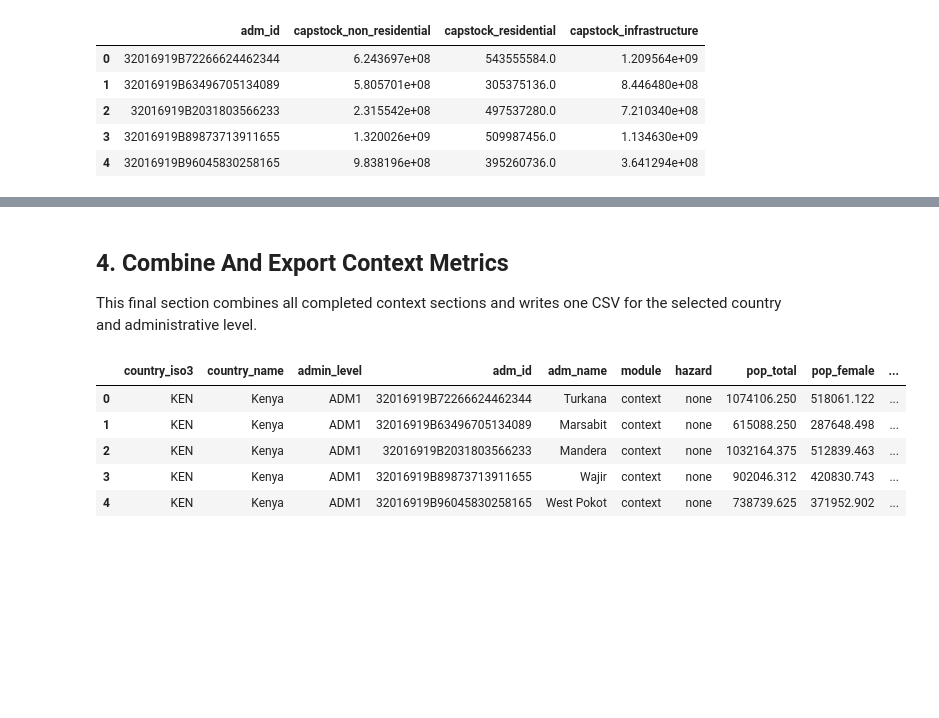
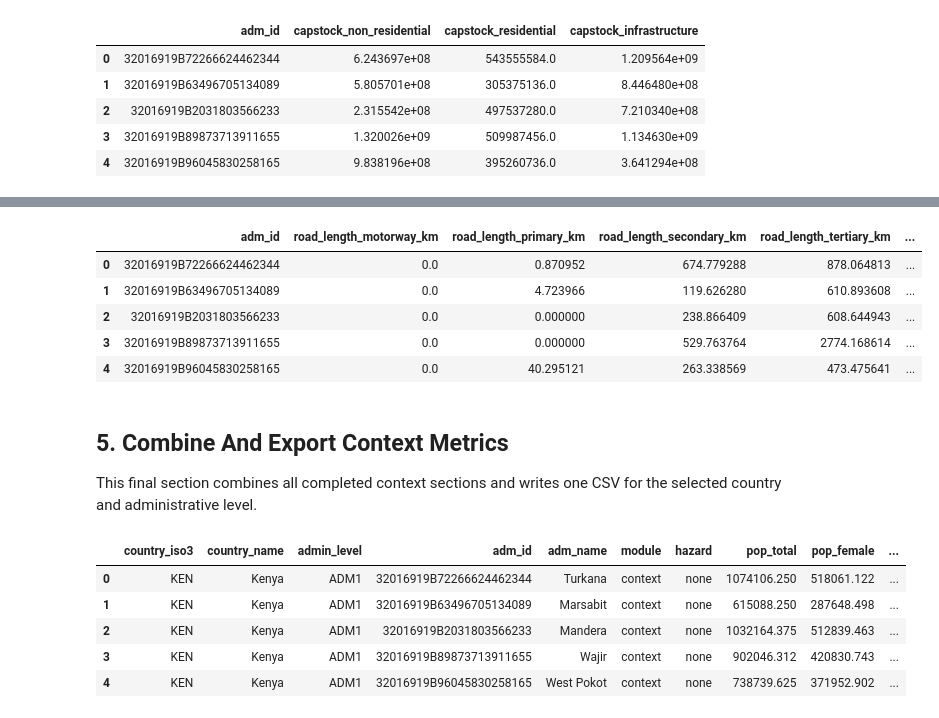
Before and after one commit to nismod/national_tool_metrics, a Jupyter notebook: notebooks/01_context_metrics.ipynb, the cells around one changed output, grey strips where cells are left out. Saved outputs shown, nothing was run; the diff lists cells and outputs as text; code cells hidden in the pictures; blank space fills up the shorter version.

```diff
--- a/notebooks/01_context_metrics.ipynb
+++ b/notebooks/01_context_metrics.ipynb
@@ -509,3 +595,21 @@ capital_stock_metrics.head()
+# %%
+# Combine road, rail, and power length metrics into one admin-level table.
+network_metrics = admin_regions[["adm_id"]].copy()
+
+for metrics in [road_length_metrics, rail_length_metrics, power_length_metrics]:
+    network_metrics = network_metrics.merge(metrics, on="adm_id", how="left", validate="one_to_one")
+
+network_length_columns = [column for column in network_metrics.columns if column != "adm_id"]
+network_metrics[network_length_columns] = network_metrics[network_length_columns].fillna(0)
+
+network_metrics.head()
+# %% [output]
+|  | adm_id | road_length_motorway_km | road_length_primary_km | road_length_secondary_km | road_length_tertiary_km | ... |
+| 0 | 32016919B72266624462344 | 0.0 | 0.870952 | 674.779288 | 878.064813 | ... |
+| 1 | 32016919B63496705134089 | 0.0 | 4.723966 | 119.626280 | 610.893608 | ... |
+| 2 | 32016919B2031803566233 | 0.0 | 0.000000 | 238.866409 | 608.644943 | ... |
+| 3 | 32016919B89873713911655 | 0.0 | 0.000000 | 529.763764 | 2774.168614 | ... |
+| 4 | 32016919B96045830258165 | 0.0 | 40.295121 | 263.338569 | 473.475641 | ... |
 # %%
 # Register each completed section output here.
 # Future sections should append their metrics DataFrames to this list.
@@ -516,6 +621,6 @@ section_metric_tables = [
 ]
 # %% [markdown]
-## 4. Combine And Export Context Metrics
+## 5. Combine And Export Context Metrics
 
 This final section combines all completed context sections and writes one CSV for the selected country and administrative level.
 # %%
```
Also changed, not shown: parts of 5 cells of this notebook, 1 other file.
